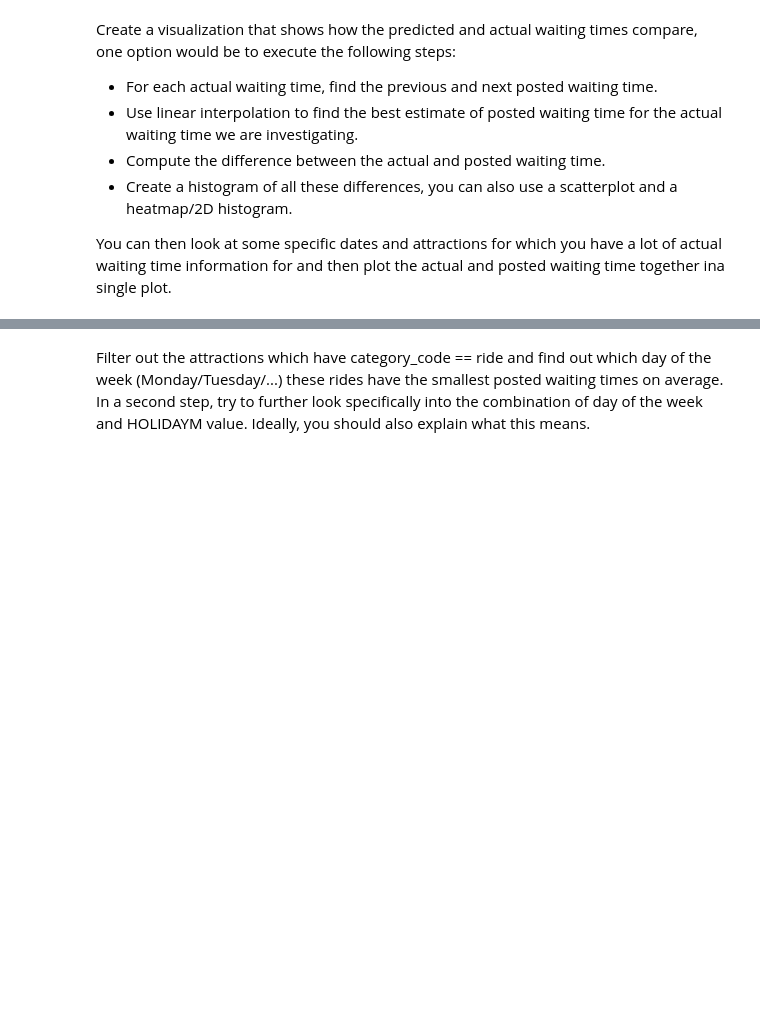
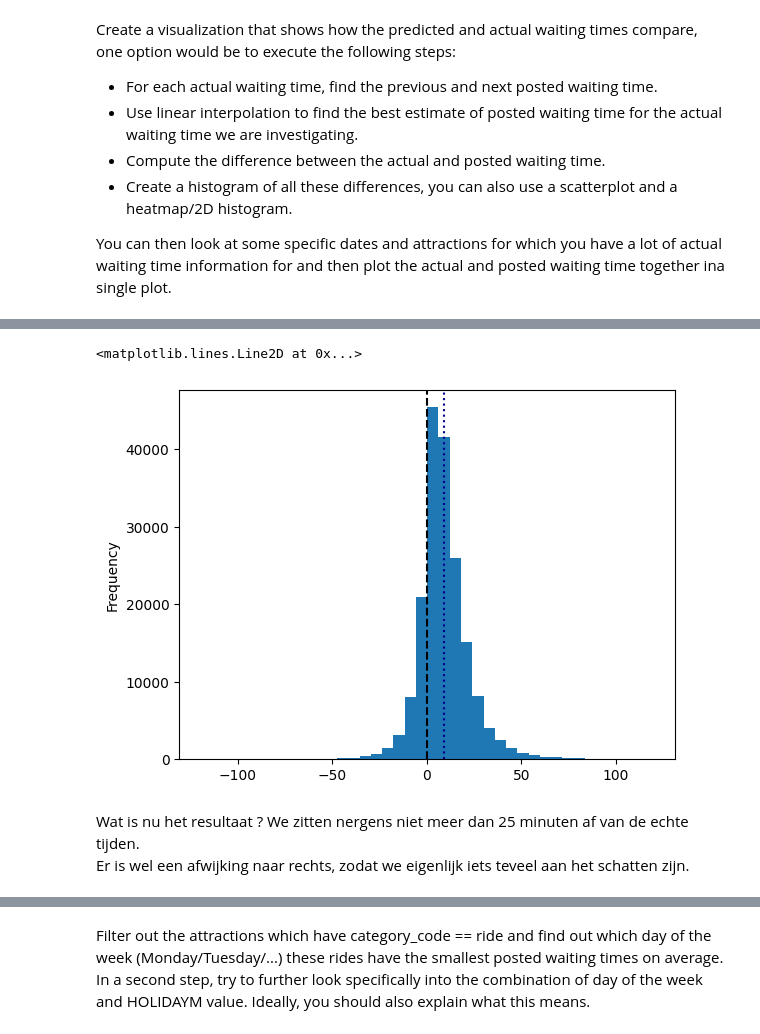
Before and after one commit to timsideanotmine/dummy-examen, a Jupyter notebook: notebooks/oefen-examen.ipynb, the cells around one changed output, grey strips where cells are left out. Cells and saved outputs as stored; diff of their text form; code cells hidden in the pictures; blank space fills up the shorter version.

```diff
--- a/notebooks/oefen-examen.ipynb
+++ b/notebooks/oefen-examen.ipynb
@@ -627,0 +853,13 @@ information for and then plot the actual and posted waiting time together ina si
+# %%
+# CREATE VISUALIZATION SHOWING FORECAST ACCURACY
+
+fig, ax = plt.subplots()
+df_act_validation['fcst_accuracy'].plot.hist(bins = 40, ax = ax)
+ax.axvline(0, color = 'k', ls = '--')
+ax.axvline(df_act_validation['fcst_accuracy'].mean(), color = 'darkblue', ls = ':')
+# %% [output]
+<matplotlib.lines.Line2D at 0x...>
+[figure, added]
+# %% [markdown]
+Wat is nu het resultaat ? We zitten nergens niet meer dan 25 minuten af van de echte tijden.
+Er is wel een afwijking naar rechts, zodat we eigenlijk iets teveel aan het schatten zijn.
```
Also changed, not shown: parts of 29 cells of this notebook.
